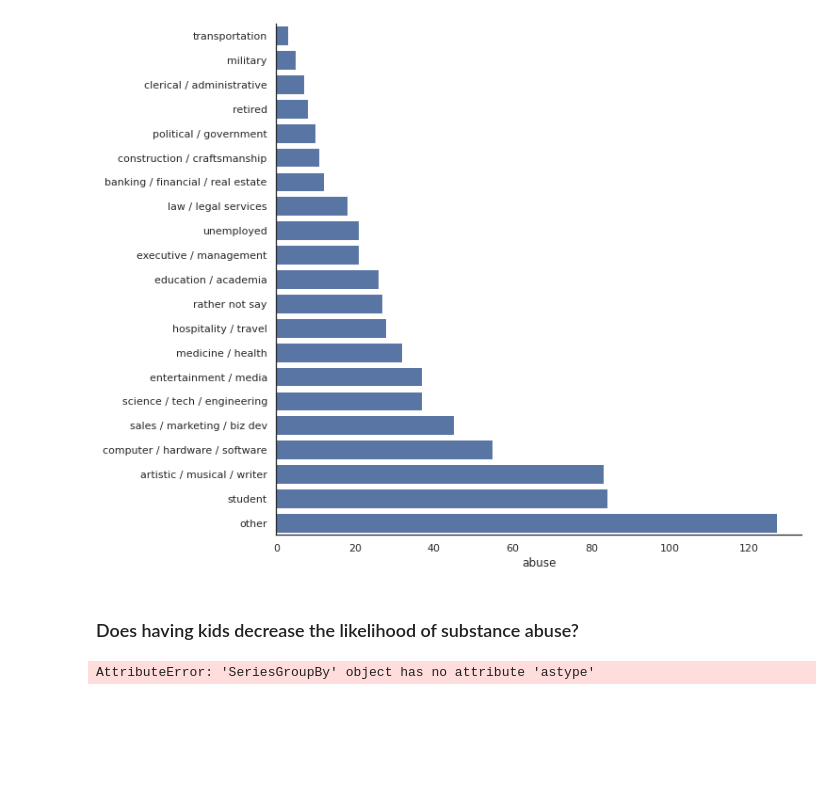
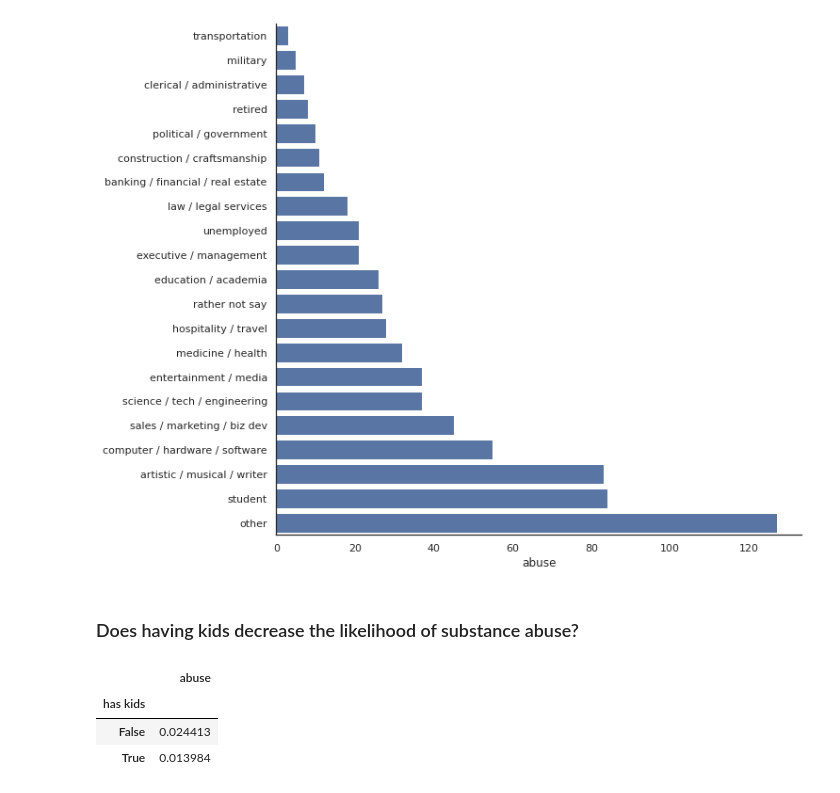
Before and after one commit to brunoarine/substance-problem-study, a Jupyter notebook: notebooks/project.ipynb, the cells around one changed output. Cells and saved outputs as stored; diff of their text form; code cells hidden in the pictures; blank space fills up the shorter version.

Commit message:
feat: Shows has kids vs substance abuse table

```diff
--- a/notebooks/project.ipynb
+++ b/notebooks/project.ipynb
@@ -170,6 +170,11 @@ plt.show()
 # %% [markdown]
 ### Does having kids decrease the likelihood of substance abuse?
 # %%
-df_dummy.dropna(axis=0, subset=["offspring"]).groupby("offspring")["abuse"].astype(boolean).mean()
+kids = df_dummy.dropna(axis=0, subset=["offspring"]).groupby("offspring")["abuse"].mean().to_frame()
-# %% [output]
-AttributeError: 'SeriesGroupBy' object has no attribute 'astype'
+# %%
+kids.rename_axis("has kids")
+# %% [output]
+|  | abuse |
+| has kids |  |
+| False | 0.024413 |
+| True | 0.013984 |
```
